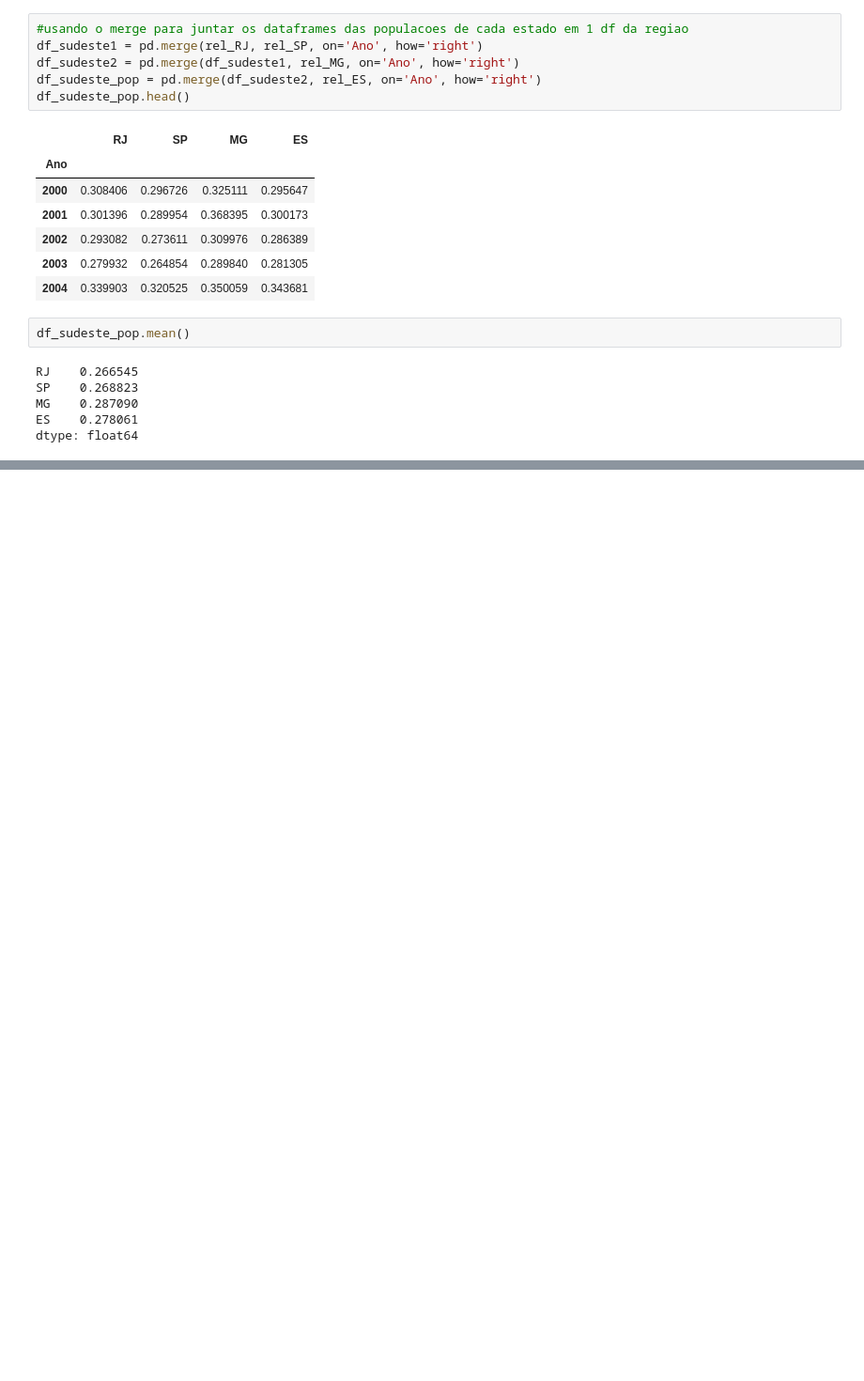
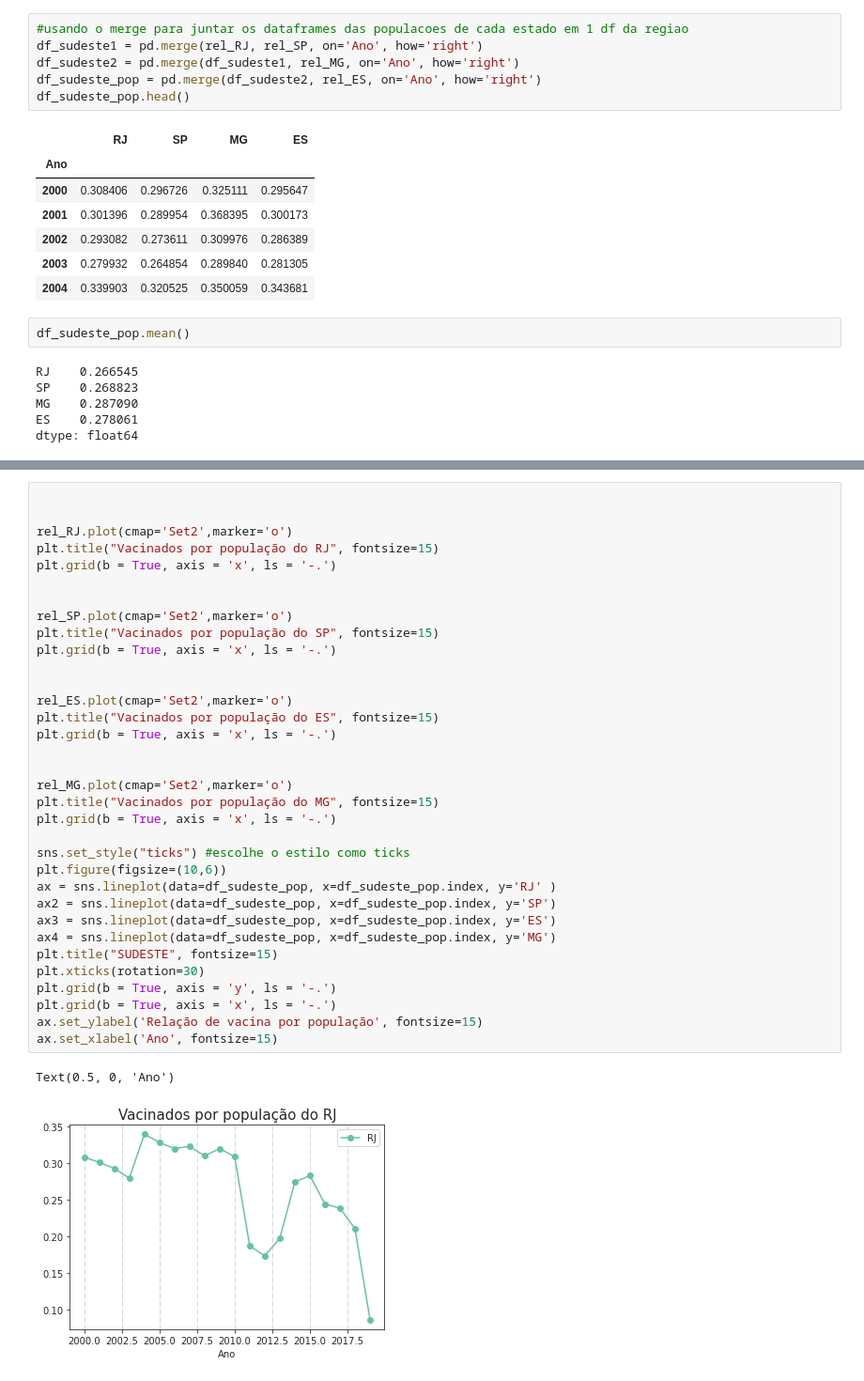
Before and after one commit to ricardosaj/Bootcamp-Data-Science-Alura, a Jupyter notebook: SuperDesafioModulo02.ipynb, the cells around one changed output, grey strips where cells are left out. Shown: that part at 94% size. Drawn from its saved outputs; the diff is of its cells as text; blank space fills up the shorter version.

```diff
--- a/SuperDesafioModulo02.ipynb
+++ b/SuperDesafioModulo02.ipynb
@@ -271,0 +275,37 @@ sns.lineplot(data=rel_RO, x=rel_RO.index, y='RO')
+# %%
+
+
+rel_RJ.plot(cmap='Set2',marker='o')
+plt.title("Vacinados por população do RJ", fontsize=15)
+plt.grid(b = True, axis = 'x', ls = '-.')
+
+
+rel_SP.plot(cmap='Set2',marker='o')
+plt.title("Vacinados por população do SP", fontsize=15)
+plt.grid(b = True, axis = 'x', ls = '-.')
+
+
+rel_ES.plot(cmap='Set2',marker='o')
+plt.title("Vacinados por população do ES", fontsize=15)
+plt.grid(b = True, axis = 'x', ls = '-.')
+
+
+rel_MG.plot(cmap='Set2',marker='o')
+plt.title("Vacinados por população do MG", fontsize=15)
+plt.grid(b = True, axis = 'x', ls = '-.')
+
+sns.set_style("ticks") #escolhe o estilo como ticks
+plt.figure(figsize=(10,6))
+ax = sns.lineplot(data=df_sudeste_pop, x=df_sudeste_pop.index, y='RJ' )
+ax2 = sns.lineplot(data=df_sudeste_pop, x=df_sudeste_pop.index, y='SP')
+ax3 = sns.lineplot(data=df_sudeste_pop, x=df_sudeste_pop.index, y='ES')
+ax4 = sns.lineplot(data=df_sudeste_pop, x=df_sudeste_pop.index, y='MG')
+plt.title("SUDESTE", fontsize=15)
+plt.xticks(rotation=30)
+plt.grid(b = True, axis = 'y', ls = '-.')
+plt.grid(b = True, axis = 'x', ls = '-.')
+ax.set_ylabel('Relação de vacina por população', fontsize=15)
+ax.set_xlabel('Ano', fontsize=15)
+# %% [output]
+Text(0.5, 0, 'Ano')
+[figure, added]
```
Also changed, not shown: parts of 5 cells of this notebook.
